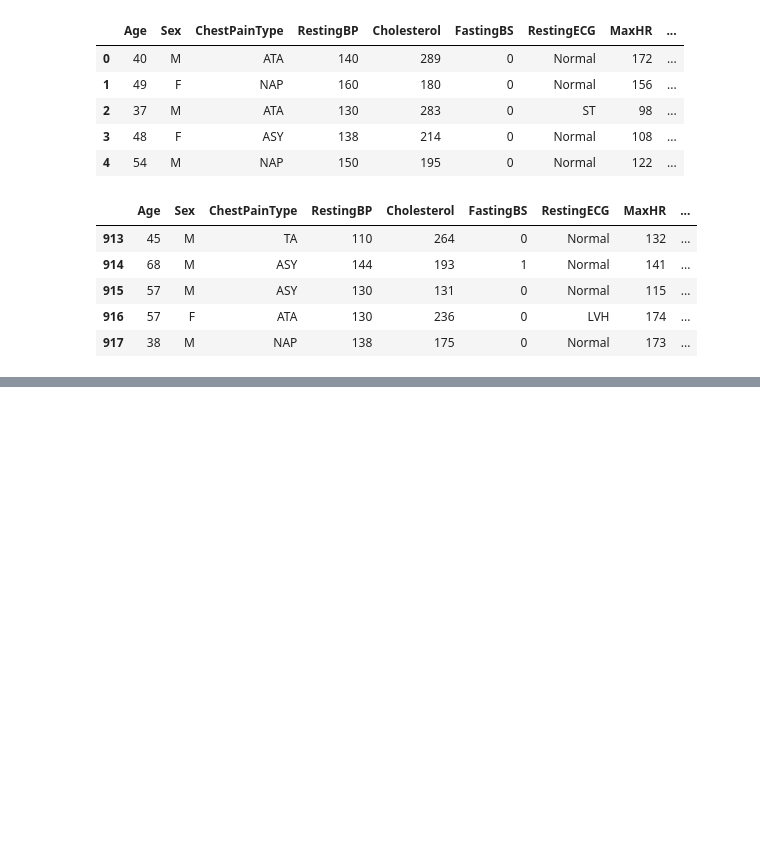
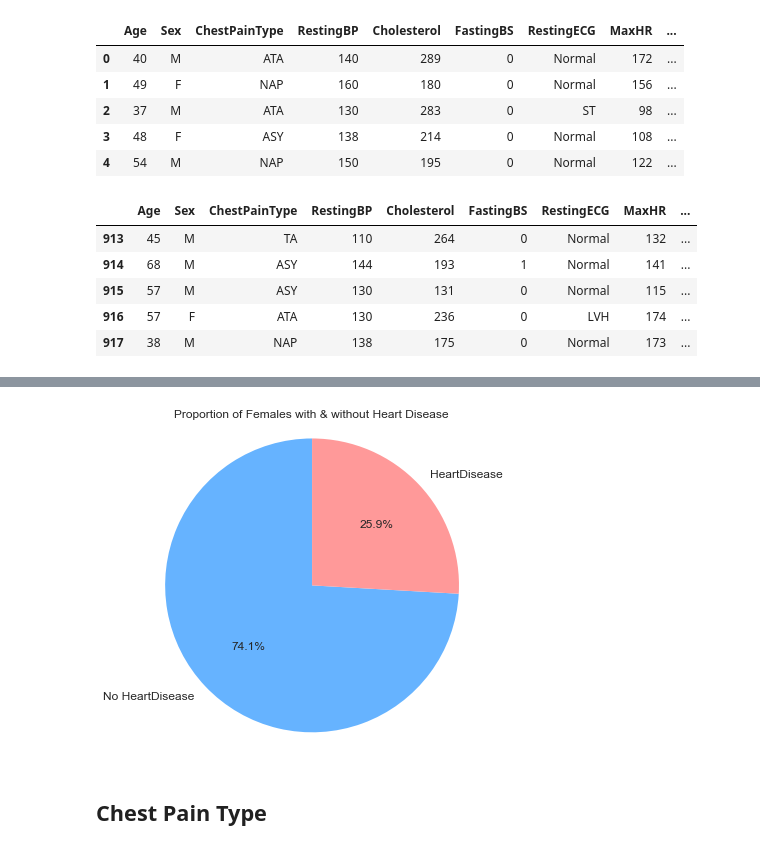
Before and after one commit to TYXuan/heart, a Jupyter notebook: eda.ipynb, the cells around one changed output, grey strips where cells are left out. Cells and saved outputs as stored; diff of their text form; code cells hidden in the pictures; blank space fills up the shorter version.

```diff
--- a/eda.ipynb
+++ b/eda.ipynb
@@ -70,0 +195,12 @@ The following features to be modified for modelling preparation:
+# %%
+fig1, ax1 = plt.subplots(figsize=(7, 6))
+ax1.pie([prop_no_heartdisease_f, prop_heartdisease_f], labels=['No HeartDisease', 'HeartDisease'], autopct='%1.1f%%',
+        colors = ['#66b3ff','#ff9999'], startangle=90, textprops={'fontsize': 12})
+ax1.axis('equal')
+
+plt.title('Proportion of Females with & without Heart Disease')
+plt.show()
+# %% [output]
+[figure, added]
+# %% [markdown]
+## Chest Pain Type
```
Also changed, not shown: parts of 37 cells of this notebook.
